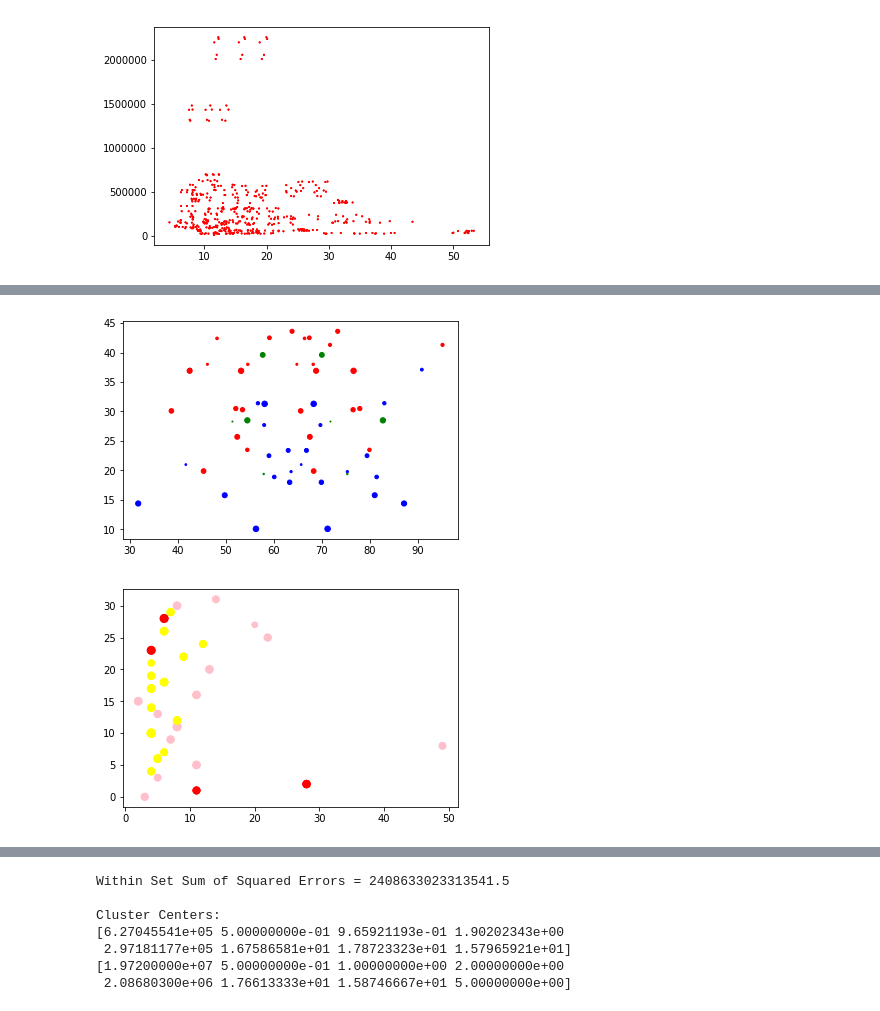
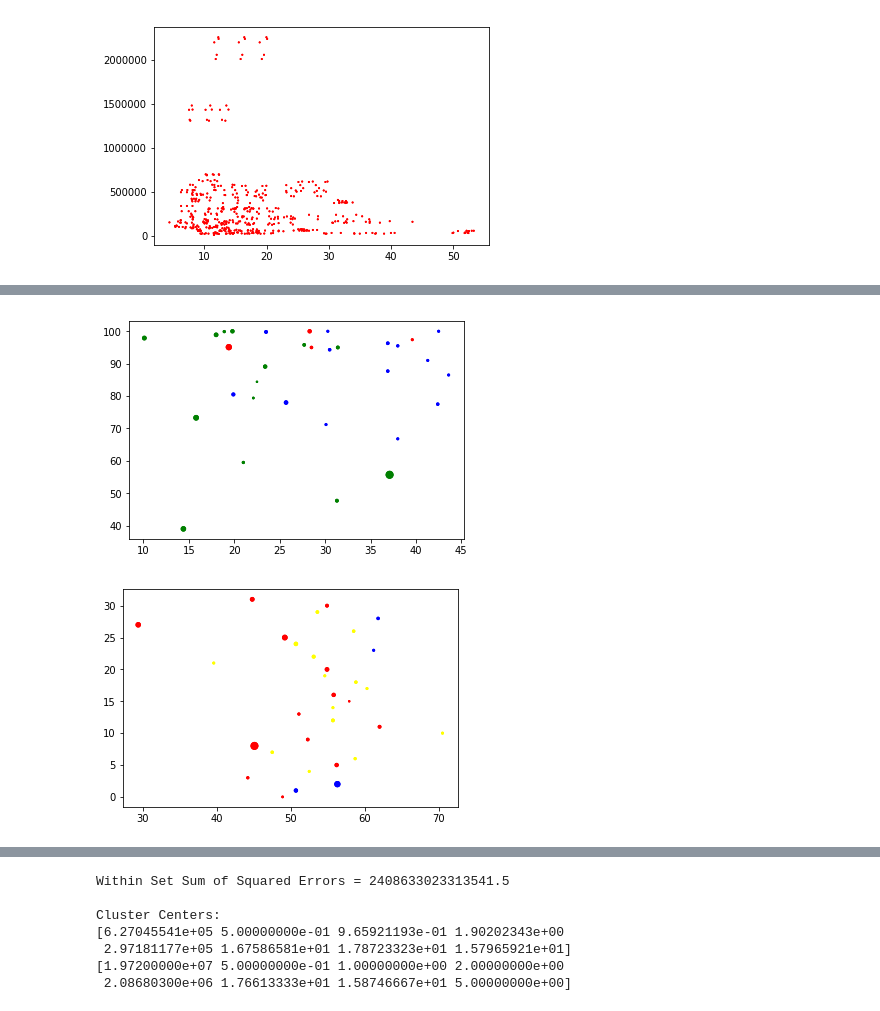
Before and after one commit to zalak2501/BDAS-Compsci722, a Jupyter notebook: Modelling- clustering.ipynb, the cells around one changed output, grey strips where cells are left out. Cells and saved outputs as stored; diff of their text form; code cells hidden in the pictures.

```diff
--- a/Modelling-using clustering.ipynb
+++ b/Modelling- clustering.ipynb
@@ -430,25 +432,31 @@ array([1, 1, 1, 1, 1, 1, 0, 0, 0, 0, 1, 1, 0, 0, 1, 1, 1, 1, 1, 1, 0, 0,
 # %%
 
 
 #Creating a scater plot
 %matplotlib inline
+finalp2=pd.read_csv('fi2.csv/fin2')
+y=finalp2['Population with Secondary Education (Female)']
+x=finalp2['Percent Representation in Parliament']
+z=finalp2['Maternal Mortality Ratio']
 
-x=finalp2['2015_fte']
-y=finalp2['Percent Representation in Parliament']
-z=finalp2['Country_Index']
-#w=finalp2['Sex_Index']
 colormap=np.array(['Red','Blue','Green'])
 
 z3= plt.scatter (x,y,z,c=colormap[b.labels_])
+
+#clearly shows that with high education level in female, the % in parliament stays between 10-45%
 # %% [output]
-[figure, old version]
+[figure, new version]
 # %%
-x=finalp2['Maternal Mortality Ratio']
+z=finalp2['Maternal Mortality Ratio']
 y=finalp2['Country_Index']
-z=finalp2['Labour Force Participation Rate (Female)']
+x=finalp2['Labour Force Participation Rate (Female)']
 #w=finalp2['Sex_Index']
-colormap=np.array(['Pink','Yellow','red'])
+colormap=np.array(['BLUE','Yellow','red'])
 
 z3= plt.scatter (x,y,z,c=colormap[b.labels_])
+
+#the average labour force participation of female is between 45-60%
+
+#### notice the xaxis scale
 # %% [output]
-[figure, old version]
+[figure, new version]
```
Also changed, not shown: parts of 4 cells of this notebook.
